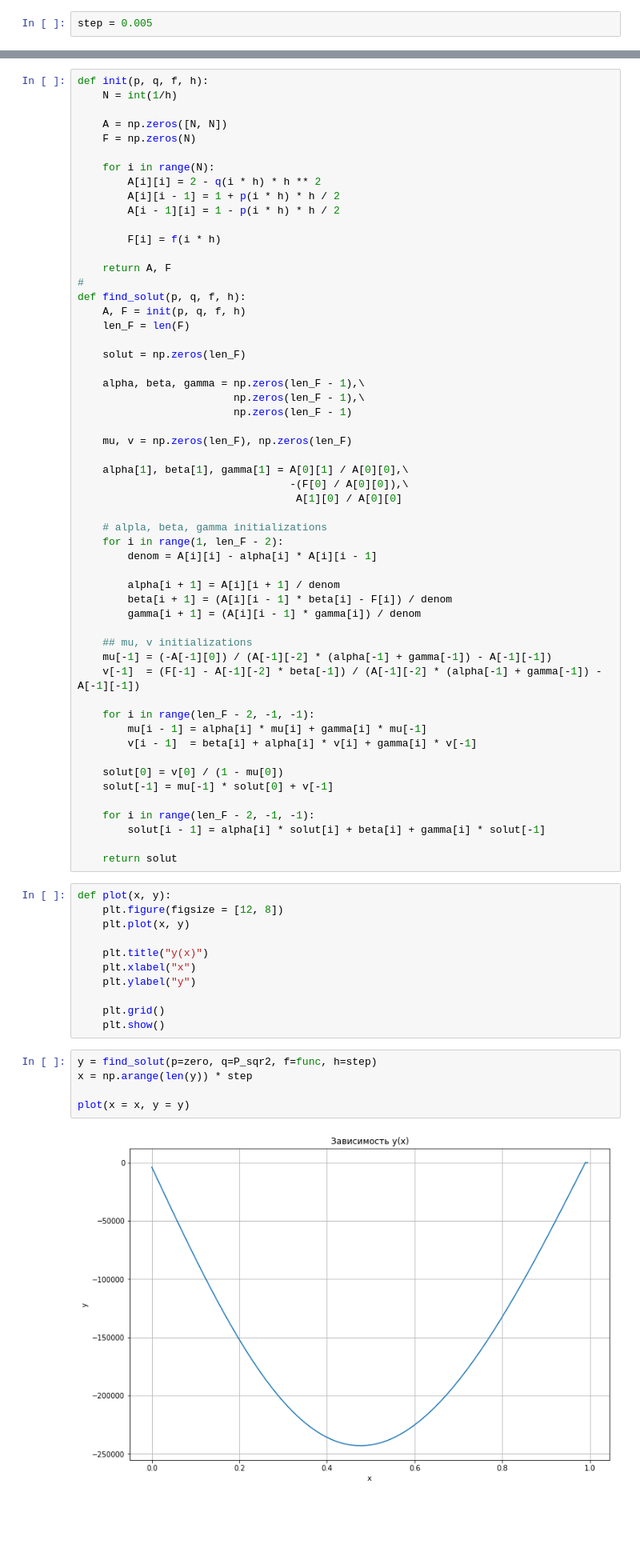
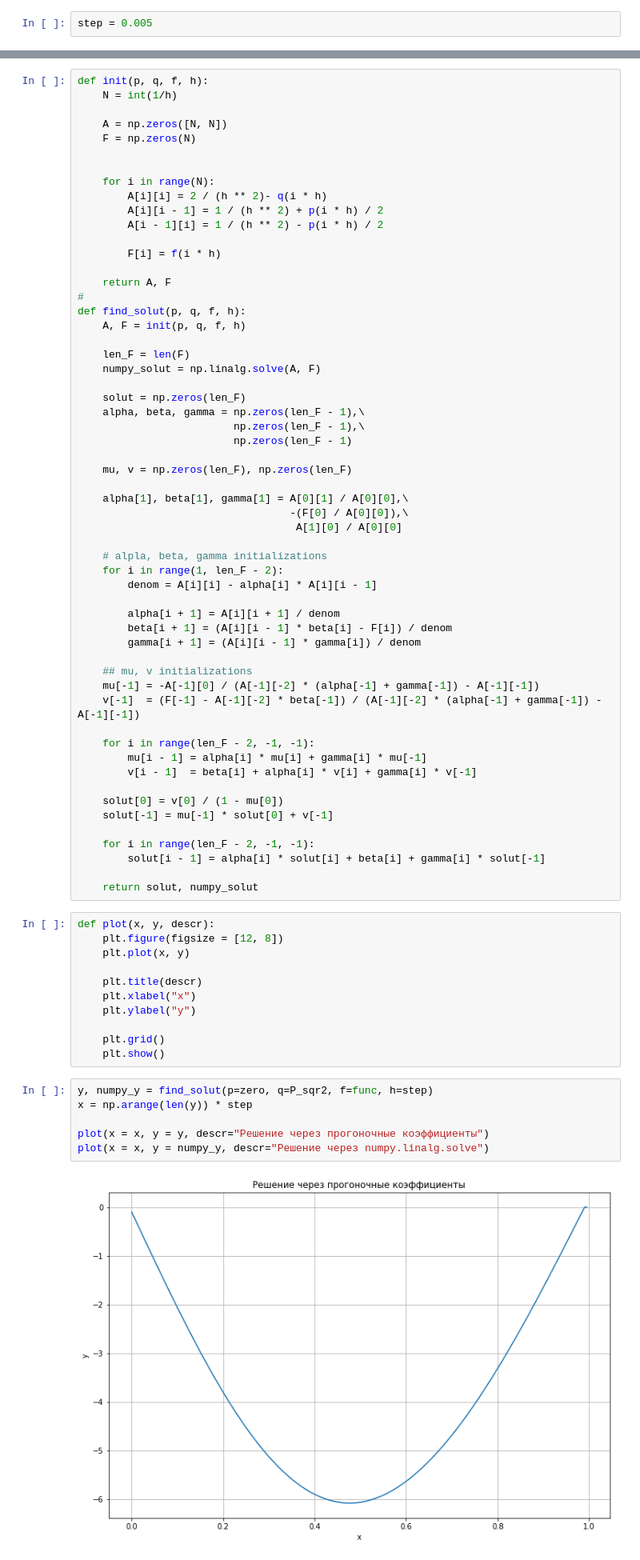
Before and after one commit to uslsteen/CompMath, a Jupyter notebook: lab_8/lab8.ipynb, the cells around one changed output, grey strips where cells are left out. Shown at 80% size. Saved outputs shown, nothing was run; the diff lists cells and outputs as text; blank space fills up the shorter version.

Commit message:
[lab8] add comp with np.linalg.solve meth

```diff
--- a/lab_8/lab8.ipynb
+++ b/lab_8/lab8.ipynb
@@ -115,10 +127,11 @@ def init(p, q, f, h):
     A = np.zeros([N, N])
     F = np.zeros(N)
 
+
     for i in range(N):
-        A[i][i] = 2 - q(i * h) * h ** 2
-        A[i][i - 1] = 1 + p(i * h) * h / 2
-        A[i - 1][i] = 1 - p(i * h) * h / 2
+        A[i][i] = 2 / (h ** 2)- q(i * h)
+        A[i][i - 1] = 1 / (h ** 2) + p(i * h) / 2
+        A[i - 1][i] = 1 / (h ** 2) - p(i * h) / 2
 
         F[i] = f(i * h)
 
@@ -126,10 +139,11 @@ def init(p, q, f, h):
 #
 def find_solut(p, q, f, h):
     A, F = init(p, q, f, h)
+
     len_F = len(F)
+    numpy_solut = np.linalg.solve(A, F)
 
     solut = np.zeros(len_F)
-
     alpha, beta, gamma = np.zeros(len_F - 1),\
                          np.zeros(len_F - 1),\
                          np.zeros(len_F - 1)
@@ -149,7 +163,7 @@ def find_solut(p, q, f, h):
         gamma[i + 1] = (A[i][i - 1] * gamma[i]) / denom
 
     ## mu, v initializations
-    mu[-1] = (-A[-1][0]) / (A[-1][-2] * (alpha[-1] + gamma[-1]) - A[-1][-1])
+    mu[-1] = -A[-1][0] / (A[-1][-2] * (alpha[-1] + gamma[-1]) - A[-1][-1])
     v[-1]  = (F[-1] - A[-1][-2] * beta[-1]) / (A[-1][-2] * (alpha[-1] + gamma[-1]) - A[-1][-1])
 
     for i in range(len_F - 2, -1, -1):
@@ -162,22 +176,23 @@ def find_solut(p, q, f, h):
     for i in range(len_F - 2, -1, -1):
         solut[i - 1] = alpha[i] * solut[i] + beta[i] + gamma[i] * solut[-1]
 
-    return solut
+    return solut, numpy_solut
 # %%
-def plot(x, y):
+def plot(x, y, descr):
     plt.figure(figsize = [12, 8])
     plt.plot(x, y)
 
-    plt.title("y(x)")
+    plt.title(descr)
     plt.xlabel("x")
     plt.ylabel("y")
 
     plt.grid()
     plt.show()
 # %%
-y = find_solut(p=zero, q=P_sqr2, f=func, h=step)
+y, numpy_y = find_solut(p=zero, q=P_sqr2, f=func, h=step)
 x = np.arange(len(y)) * step
 
-plot(x = x, y = y)
+plot(x = x, y = y, descr="Решение через прогоночные коэффициенты")
+plot(x = x, y = numpy_y, descr="Решение через numpy.linalg.solve")
 # %% [output]
-[figure, old version]
+[figure, new version]
```
Also changed, not shown: parts of 2 cells of this notebook.
